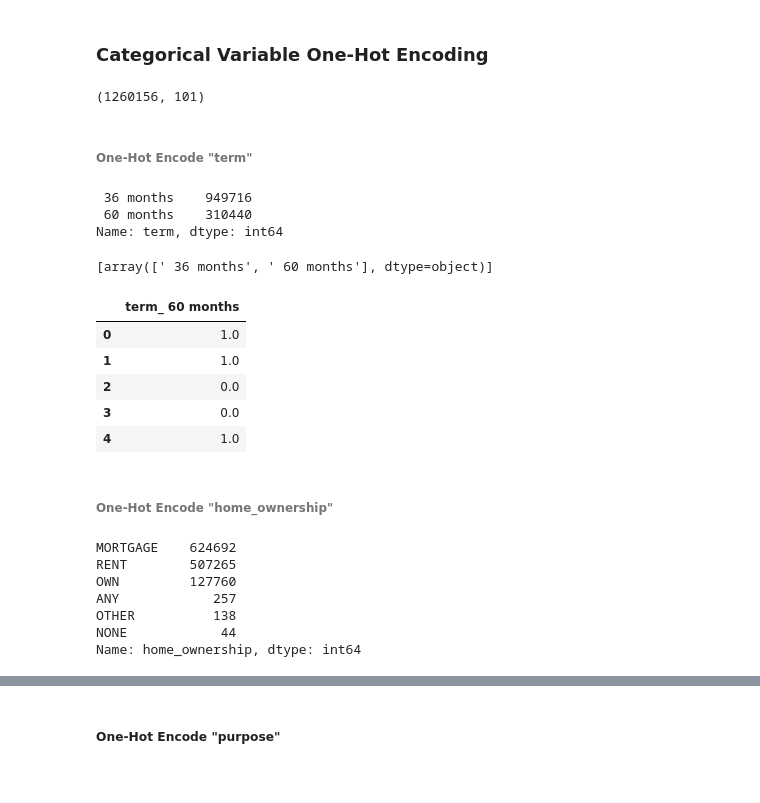
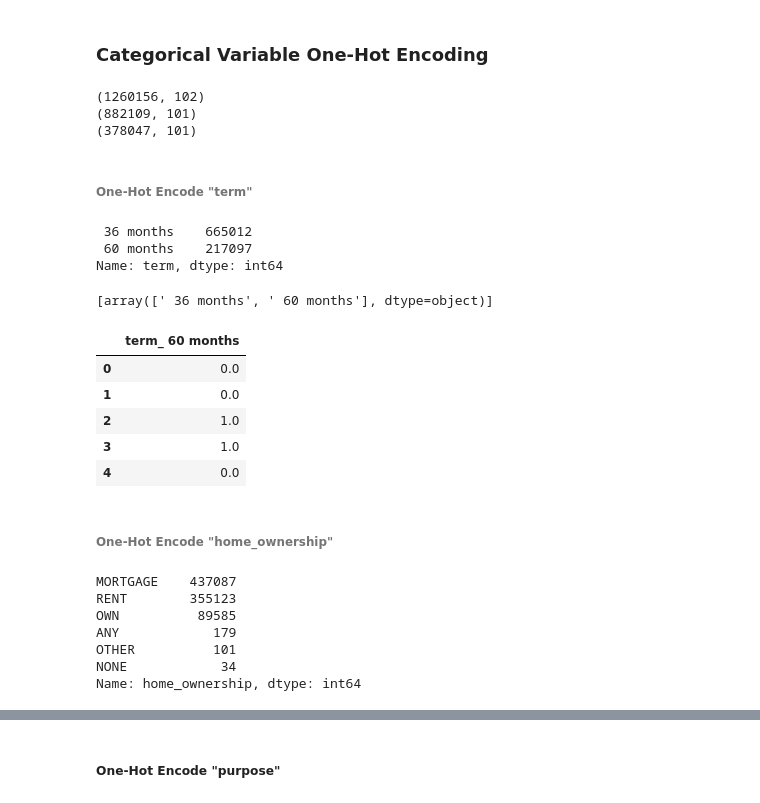
Before and after one commit to as6140/peervest, a Jupyter notebook: lc_cleaning_eda.ipynb, the cells around one changed output, grey strips where cells are left out. Saved outputs shown, nothing was run; the diff lists cells and outputs as text; code cells hidden in the pictures.

```diff
--- a/lc_cleaning_eda.ipynb
+++ b/lc_cleaning_eda.ipynb
@@ -235,3 +276,8 @@ lc_df[['addr_state','annual_inc','collection_recovery_fee','emp_title',
+# %%
+X = clean_lc_df.drop(columns=['loan_status'])
+y = clean_lc_df[['loan_status']]
+# %%
+X_train, X_test, y_train, y_test = train_test_split(X, y, random_state=0,test_size=0.3)
 # %% [markdown]
 #### Mean, Max, Zero Impute for Missing Values
 # %%
@@ -301,14 +347,18 @@ nan_mean_cols = [
     'revol_util',
 ]
 
-for col in lc_df:
-    dt = lc_df[col].dtype
-    #FILL MISSING WITH MEAN
+
+for col in X_train:
+    dt = X_train[col].dtype
+    #FILL MISSING WITH MEAN from X_train, in both X_train & X_test
     if col in nan_mean_cols:
-        lc_df[col] = lc_df[col].fillna(np.nanmean(lc_df[col].values))
-    #FILL MISSING WITH ZEROS
+        X_train[col] = X_train[col].fillna(np.nanmean(X_train[col].values))
+        X_test[col] = X_test[col].fillna(np.nanmean(X_train[col].values))
+    #FILL MISSING WITH ZEROS from X_train, in both X_train & X_test
     if col in nan_zero_cols:
-        lc_df[col] = lc_df[col].fillna(0.0)
-    #FILL MISSING WITH MAX
+        X_train[col] = X_train[col].fillna(0.0)
+        X_test[col] = X_test[col].fillna(0.0)
+    #FILL MISSING WITH MAX from X_train, in both X_train & X_test
     if col in nan_max_cols:
-        lc_df[col] = lc_df[col].fillna(np.nanmax(lc_df[col].values) * 5)
+        X_train[col] = X_train[col].fillna(np.nanmax(X_train[col].values) * 5)
+        X_test[col] = X_test[col].fillna(np.nanmax(X_train[col].values) * 5)
@@ -353,43 +385,49 @@ clean_lc_df = clean_lc_df[clean_lc_df['emp_title'].notnull()].reset_index(drop=T
-# %%
-clean_lc_df.shape
-# %% [output]
-(1260156, 101)
+# %%
+print(clean_lc_df.shape)
+print(X_train.shape)
+print(X_test.shape)
+# %% [output]
+(1260156, 102)
+(882109, 101)
+(378047, 101)
 # %% [markdown]
 ###### One-Hot Encode "term"
 # %%
-clean_lc_df['term'].value_counts()
+X_train['term'].value_counts()
 # %% [output]
- 36 months    949716
- 60 months    310440
+ 36 months    665012
+ 60 months    217097
 Name: term, dtype: int64
 # %%
 #term
-encoder = OneHotEncoder(drop='first',categories='auto').fit(clean_lc_df[['term']])
+encoder = OneHotEncoder(drop='first',categories='auto').fit(X_train[['term']])
 encoder.categories_
 # %% [output]
 [array([' 36 months', ' 60 months'], dtype=object)]
 # %%
-ohe_term = pd.DataFrame(encoder.transform(clean_lc_df[['term']]).toarray(),
-                   columns=encoder.get_feature_names(["term"]))
+ohe_term = pd.DataFrame(encoder.transform(X_train[['term']]).toarray(),
+                        columns=encoder.get_feature_names(["term"]))
+ohe_term_test = pd.DataFrame(encoder.transform(X_test[['term']]).toarray(),
+                             columns=encoder.get_feature_names(["term"]))
 
 ohe_term.head()
 # %% [output]
 |  | term_ 60 months |
-| 0 | 1.0 |
-| 1 | 1.0 |
-| 2 | 0.0 |
-| 3 | 0.0 |
-| 4 | 1.0 |
+| 0 | 0.0 |
+| 1 | 0.0 |
+| 2 | 1.0 |
+| 3 | 1.0 |
+| 4 | 0.0 |
 # %% [markdown]
 ###### One-Hot Encode "home_ownership"
 # %%
-clean_lc_df['home_ownership'].value_counts()
+X_train['home_ownership'].value_counts()
 # %% [output]
-MORTGAGE    624692
-RENT        507265
-OWN         127760
-ANY            257
-OTHER          138
-NONE            44
+MORTGAGE    437087
+RENT        355123
+OWN          89585
+ANY            179
+OTHER          101
+NONE            34
 Name: home_ownership, dtype: int64
 # %%
```
Also changed, not shown: parts of 39 cells of this notebook, 1 other file.
